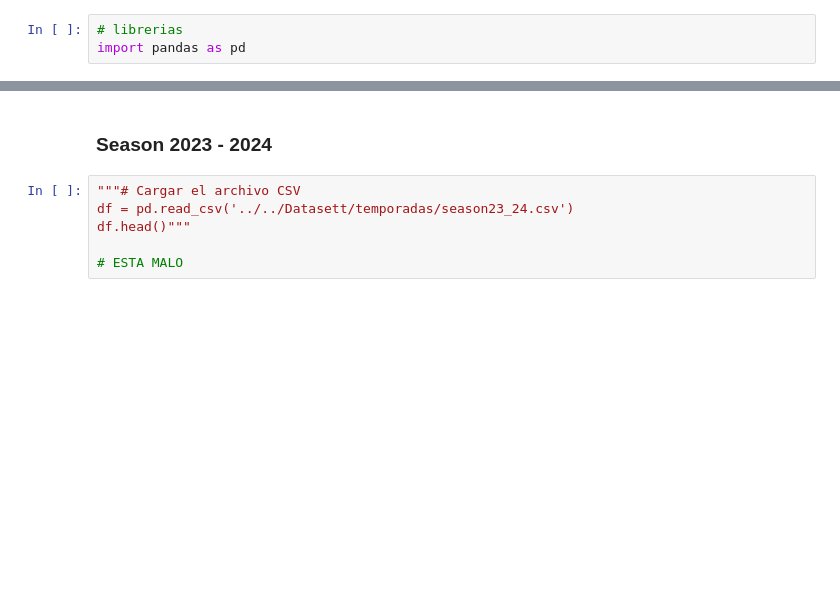
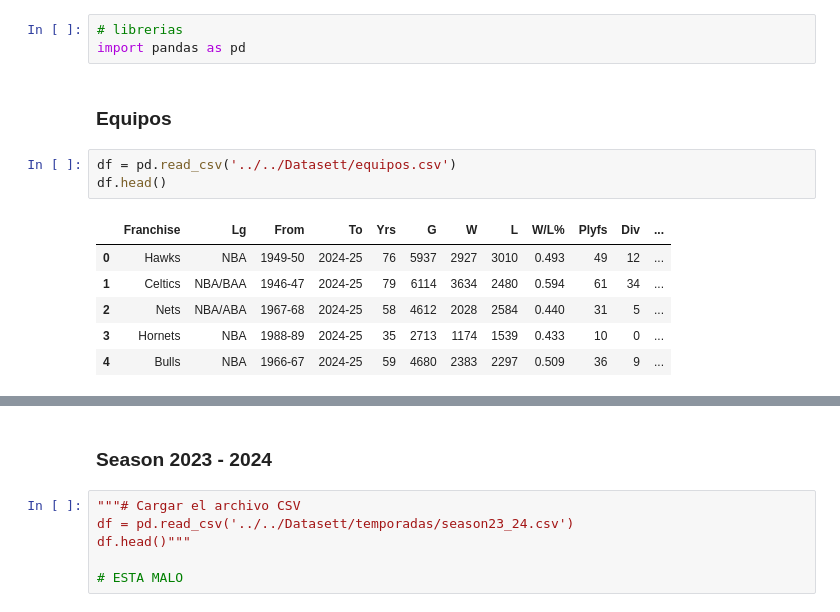
Before and after one commit to tperezv2004/proyecto.github.io, a Jupyter notebook: asses/py/limpieza.ipynb, the cells around one changed output, grey strips where cells are left out. Saved outputs shown, nothing was run; the diff lists cells and outputs as text; blank space fills up the shorter version.

```diff
--- a/asses/py/limpieza.ipynb
+++ b/asses/py/limpieza.ipynb
@@ -1,3 +1,15 @@
 # %%
 # librerias
 import pandas as pd
+# %% [markdown]
+### Equipos
+# %%
+df = pd.read_csv('../../Datasett/equipos.csv')
+df.head()
+# %% [output]
+|  | Franchise | Lg | From | To | Yrs | G | W | L | W/L% | Plyfs | Div | ... |
+| 0 | Hawks | NBA | 1949-50 | 2024-25 | 76 | 5937 | 2927 | 3010 | 0.493 | 49 | 12 | ... |
+| 1 | Celtics | NBA/BAA | 1946-47 | 2024-25 | 79 | 6114 | 3634 | 2480 | 0.594 | 61 | 34 | ... |
+| 2 | Nets | NBA/ABA | 1967-68 | 2024-25 | 58 | 4612 | 2028 | 2584 | 0.440 | 31 | 5 | ... |
+| 3 | Hornets | NBA | 1988-89 | 2024-25 | 35 | 2713 | 1174 | 1539 | 0.433 | 10 | 0 | ... |
+| 4 | Bulls | NBA | 1966-67 | 2024-25 | 59 | 4680 | 2383 | 2297 | 0.509 | 36 | 9 | ... |
```
Also changed, not shown: parts of 9 cells of this notebook, 2 other files.
